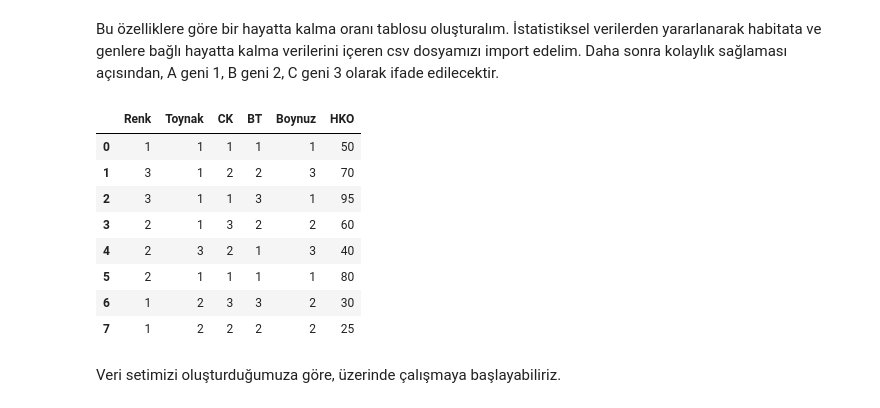
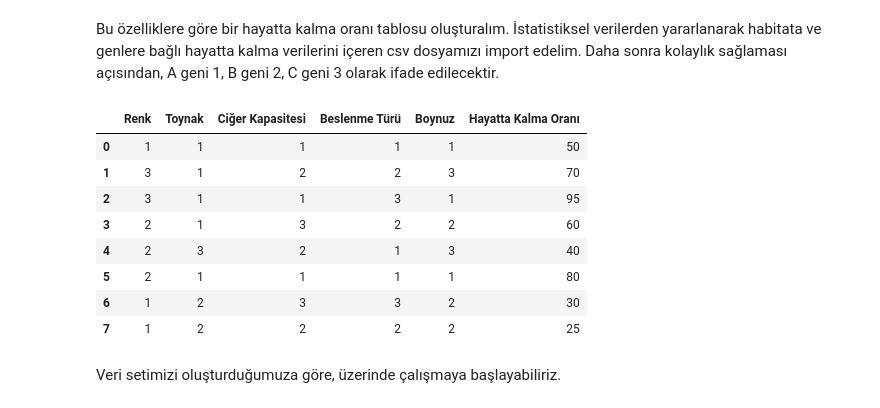
Before and after one commit to yetkinsln/Theory-Of-Evolution-Simulation-with-Machine-Learning, a Jupyter notebook: Theory Of Evolution Simulation Book.ipynb, the cells around one changed output. Cells and saved outputs as stored; diff of their text form; code cells hidden in the pictures.

```diff
--- a/Theory Of Evolution Simulation Book.ipynb
+++ b/Theory Of Evolution Simulation Book.ipynb
@@ -93,10 +74,10 @@ Bu özelliklere göre bir hayatta kalma oranı tablosu oluşturalım. İstatisti
 # %%
 columns = ["Renk", "Toynak", "Ciğer Kapasitesi", "Beslenme Türü", "Boynuz", "Hayatta Kalma Oranı"]
 # Alpler Habitatı
-alphkoran = pd.DataFrame(data = pd.read_csv("Alplerhabitatı.csv"))
+alphkoran = pd.DataFrame(data = pd.read_csv("alplerhabitat.csv"))
 alphkoran
 # %% [output]
-|  | Renk | Toynak | CK | BT | Boynuz | HKO |
+|  | Renk | Toynak | Ciğer Kapasitesi | Beslenme Türü | Boynuz | Hayatta Kalma Oranı |
 | 0 | 1 | 1 | 1 | 1 | 1 | 50 |
 | 1 | 3 | 1 | 2 | 2 | 3 | 70 |
 | 2 | 3 | 1 | 1 | 3 | 1 | 95 |
```
Also changed, not shown: parts of 30 cells of this notebook.
